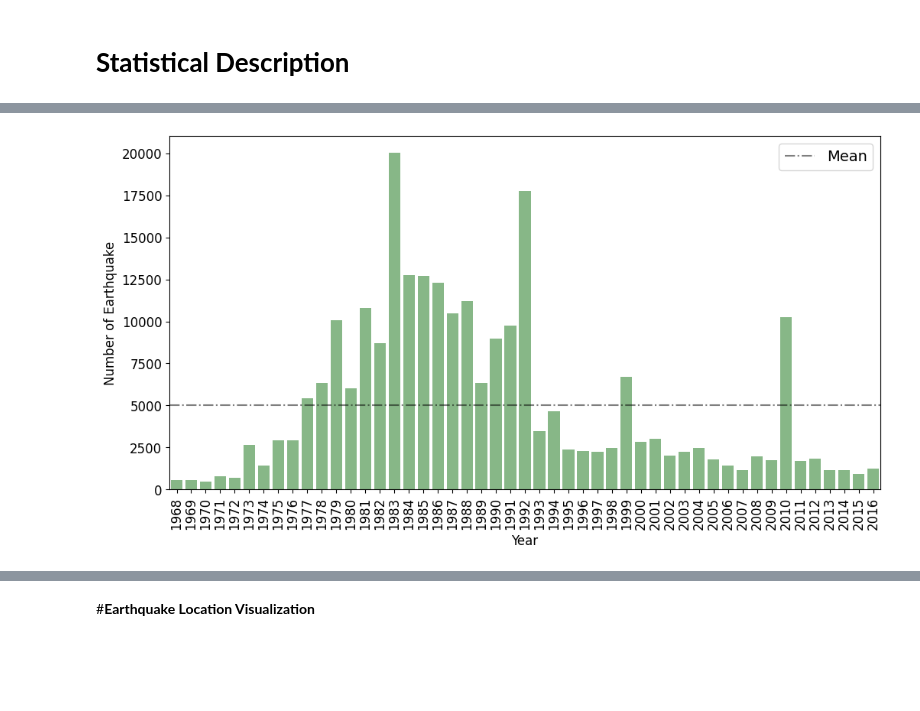
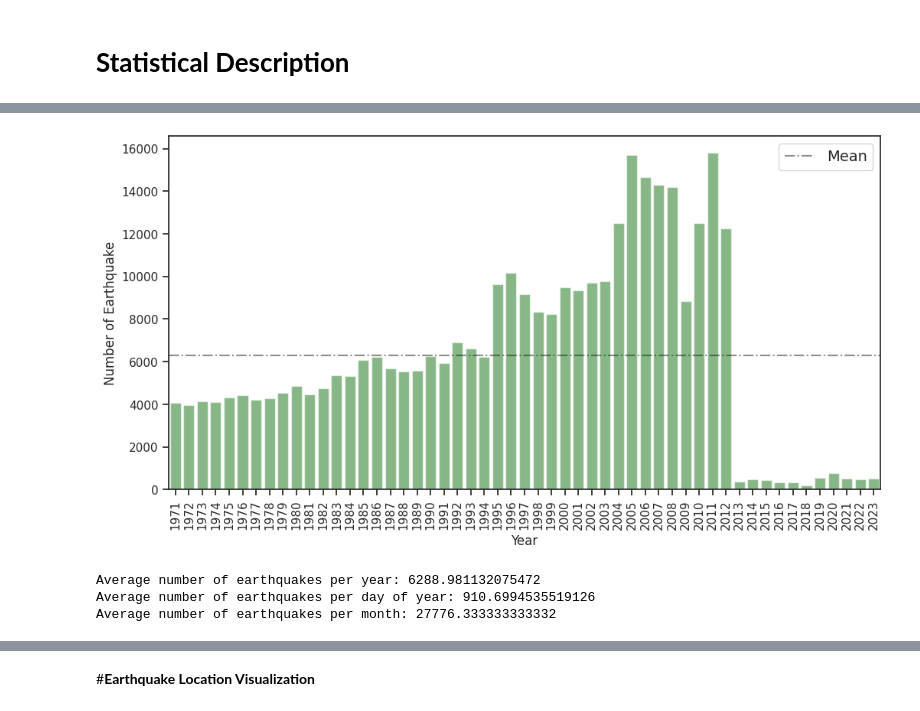
Before and after one commit to arifadli/Exploratory-Data-Analysis, a Jupyter notebook: Earthquake Research/EDA - California Earthquake.ipynb, the cells around one changed output, grey strips where cells are left out. Drawn from its saved outputs; the diff is of its cells as text; code cells hidden in the pictures; blank space fills up the shorter version.

```diff
--- a/Earthquake Research/EDA - California Earthquake.ipynb
+++ b/Earthquake Research/EDA - California Earthquake.ipynb
@@ -289,0 +396,20 @@ See the caveats in the documentation: https://pandas.pydata.org/pandas-docs/stab
+# %%
+# Menggabungkan df1 dan df
+#combined_df = pd.concat([df1, df, df2], ignore_index=True)
+#combined_df = combined_df[["Date", "Time", "Latitude", "Longitude", "Depth", "Magnitude", "MagType", "Nst"]]
+
+# Menampilkan 10 baris pertama dari DataFrame gabungan
+#combined_df.head(10)
+
+# Menampilkan beberapa baris pertama dari 'Date' dan 'Time'
+#print(combined_df[['Date', 'Time']].head())
+
+# Memastikan 'Date' dan 'Time' tidak memiliki nilai kosong atau tidak sesuai format
+combined_df['Date'] = pd.to_datetime(combined_df['Date'], format='%d/%m/%Y', errors='coerce')
+combined_df['Time'] = pd.to_datetime(combined_df['Time'], format='%H:%M:%S', errors='coerce').dt.time
+
+# Menggabungkan kolom 'Date' dan 'Time' menjadi kolom 'DateTime'
+combined_df['DateTime'] = pd.to_datetime(combined_df['Date'].astype(str) + ' ' + combined_df['Time'].astype(str), errors='coerce')
+
+# Menampilkan beberapa baris pertama dari dataframe yang digabungkan termasuk 'DateTime'
+combined_df[['Date', 'Time', 'DateTime']].head()
@@ -290,21 +423,53 @@ See the caveats in the documentation: https://pandas.pydata.org/pandas-docs/stab
 # %%
-# Plot Bar Chart
+# Drop rows where 'DateTime' could not be parsed
+combined_df.dropna(subset=['DateTime'], inplace=True)
+
+# Extract year, month, and day
+combined_df['year'] = combined_df['DateTime'].dt.year
+combined_df['month'] = combined_df['DateTime'].dt.month
+combined_df['day'] = combined_df['DateTime'].dt.day
+combined_df['dofy'] = combined_df['DateTime'].dt.strftime("%j").astype(int)
+
+# Calculate the number of earthquake events per year, month, and day
+year_tot = combined_df['year'].value_counts().sort_index()
+month_tot = combined_df['month'].value_counts().sort_index()
+day_tot = combined_df['day'].value_counts().sort_index()
+dofy_tot = combined_df['dofy'].value_counts().sort_index()
+
+# Calculate the average number of earthquake events per time (DMY)
+year_ave = year_tot.mean()
+month_ave = month_tot.mean()
+day_ave = day_tot.mean()
+dofy_ave = dofy_tot.mean()
+
+# Plotting
 plt.rcParams['axes.labelsize'] = 12
 plt.rcParams['axes.titlesize'] = 12
 plt.rcParams['font.size'] = 12
 plt.rcParams['legend.fontsize'] = 14
 
 plt.figure(figsize=(12,6))
 
 sns.barplot(x=year_tot.index, y=year_tot.values, alpha=0.5, color='green')
-plt.axhline(y=year_ave, color='k', linestyle='-.',
-            alpha=0.5, label='Mean')
-plt.xlabel('Year'), plt.ylabel('Number of Earthquake')
+plt.axhline(y=year_ave, color='k', linestyle='-.', alpha=0.5, label='Mean')
+plt.xlabel('Year')
+plt.ylabel('Number of Earthquake')
 plt.xticks(rotation='vertical')
 plt.legend()
 plt.show()
+
+# Display the first few rows of the filtered dataframe
+combined_df.head(10)
+
+# Display the averages
+print(f'Average number of earthquakes per year: {year_ave}')
+print(f'Average number of earthquakes per day of year: {dofy_ave}')
+print(f'Average number of earthquakes per month: {month_ave}')
 # %% [output]
-[figure, old version]
+[figure, new version]
+Average number of earthquakes per year: 6288.981132075472
+Average number of earthquakes per day of year: 910.6994535519126
+Average number of earthquakes per month: 27776.333333333332
 # %%
 plt.figure(figsize=(12,6))
 
```
Also changed, not shown: parts of 35 cells of this notebook.
